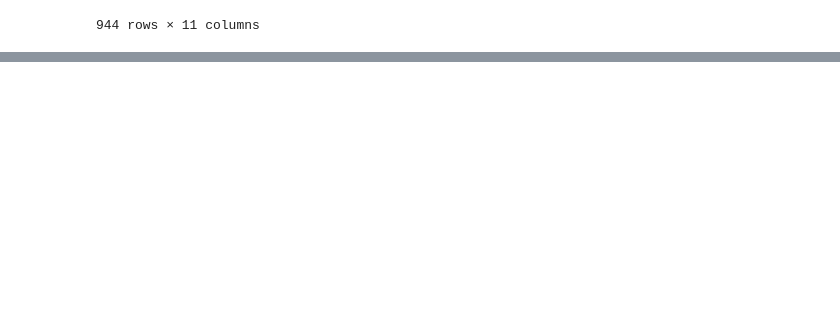
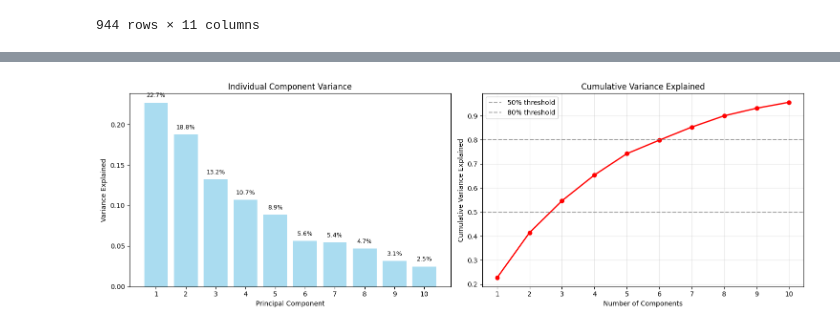
Before and after one commit to wkandersen/02807-computational-data-science, a Jupyter notebook: tf-idf.ipynb, the cells around one changed output, grey strips where cells are left out. Drawn from its saved outputs; the diff is of its cells as text; code cells hidden in the pictures; blank space fills up the shorter version.

```diff
--- a/tf-idf.ipynb
+++ b/tf-idf.ipynb
@@ -346,0 +401,14 @@ df_genre_emotions_mean
+# %%
+
+df_copy = df_songs.copy()
+df_copy['genre'] = (
+    df_copy['genre']
+      .astype(str)
+      .apply(lambda x: [g.strip() for g in x.split(',')] if ',' in x else [x.strip()])
+)
+
+all_genres = [g for genres in df_copy['genre'] for g in genres]
+genre_counts = Counter(all_genres)
+genres = genre_counts.most_common(15)
+top_15_genres = [g for g, count in genres]
+top_15_genres
@@ -346,0 +853,64 @@ df_genre_emotions_mean
+# %%
+# Demonstrate PCA variance explanation with different numbers of components
+def analyze_pca_variance(features, max_components=10):
+    """
+    Analyze how much variance is explained by different numbers of PCA components
+    """
+    print("=== PCA VARIANCE ANALYSIS ===")
+
+    # Fit PCA with all possible components
+    pca_full = PCA(n_components=min(max_components, features.shape[0]-1, features.shape[1]))
+    pca_full.fit(features)
+
+    # Get variance ratios
+    variance_ratios = pca_full.explained_variance_ratio_
+    cumulative_variance = np.cumsum(variance_ratios)
+
+    print("\nVariance explained by each component:")
+    for i, (individual, cumulative) in enumerate(zip(variance_ratios, cumulative_variance)):
+        print(f"PC{i+1:2d}: {individual:6.1%} | Cumulative: {cumulative:6.1%}")
+
+    # Create visualization
+    fig, (ax1, ax2) = plt.subplots(1, 2, figsize=(15, 5))
+
+    # Individual variance plot
+    ax1.bar(range(1, len(variance_ratios)+1), variance_ratios, alpha=0.7, color='skyblue')
+    ax1.set_xlabel('Principal Component')
+    ax1.set_ylabel('Variance Explained')
+    ax1.set_title('Individual Component Variance')
+    ax1.set_xticks(range(1, len(variance_ratios)+1))
+    for i, v in enumerate(variance_ratios):
+        ax1.text(i+1, v+0.005, f'{v:.1%}', ha='center', va='bottom', fontsize=9)
+
+    # Cumulative variance plot
+    ax2.plot(range(1, len(cumulative_variance)+1), cumulative_variance, 'o-', color='red', linewidth=2)
+    ax2.axhline(y=0.5, color='gray', linestyle='--', alpha=0.7, label='50% threshold')
+    ax2.axhline(y=0.8, color='gray', linestyle='--', alpha=0.7, label='80% threshold')
+    ax2.set_xlabel('Number of Components')
+    ax2.set_ylabel('Cumulative Variance Explained')
+    ax2.set_title('Cumulative Variance Explained')
+    ax2.set_xticks(range(1, len(cumulative_variance)+1))
+    ax2.legend()
+    ax2.grid(True, alpha=0.3)
+
+    plt.tight_layout()
+    plt.show()
+
+    # Key insights
+    print(f"\n=== KEY INSIGHTS ===")
+    print(f"📊 First 2 components explain: {cumulative_variance[1]:.1%}")
+    print(f"📊 First 3 components explain: {cumulative_variance[2]:.1%}")
+
+    # Find components needed for 50% and 80% variance
+    components_50 = np.argmax(cumulative_variance >= 0.5) + 1
+    components_80 = np.argmax(cumulative_variance >= 0.8) + 1 if np.any(cumulative_variance >= 0.8) else "Not reached"
+
+    print(f"📊 Components needed for 50% variance: {components_50}")
+    print(f"📊 Components needed for 80% variance: {components_80}")
+
+    return variance_ratios, cumulative_variance
+
+# Run the analysis
+print("Analyzing PCA variance for our top 15 genres...")
+variance_ratios, cumulative_variance = analyze_pca_variance(features_scaled_filtered)
+# %% [output]
@@ -346,0 +931 @@ df_genre_emotions_mean
+[figure, added]
```
Also changed, not shown: parts of 29 cells of this notebook.
